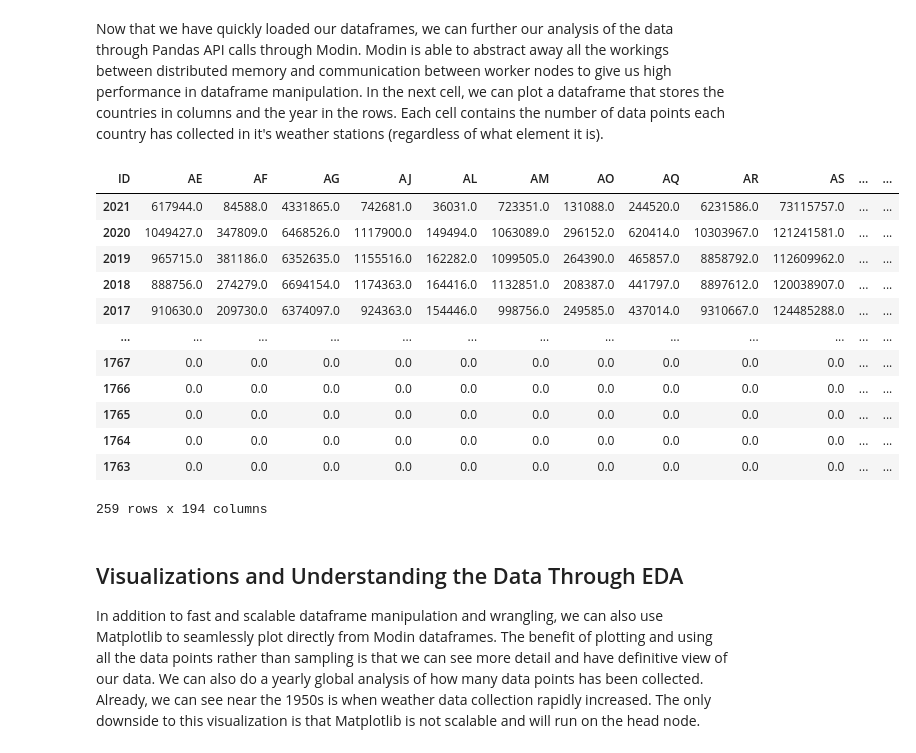
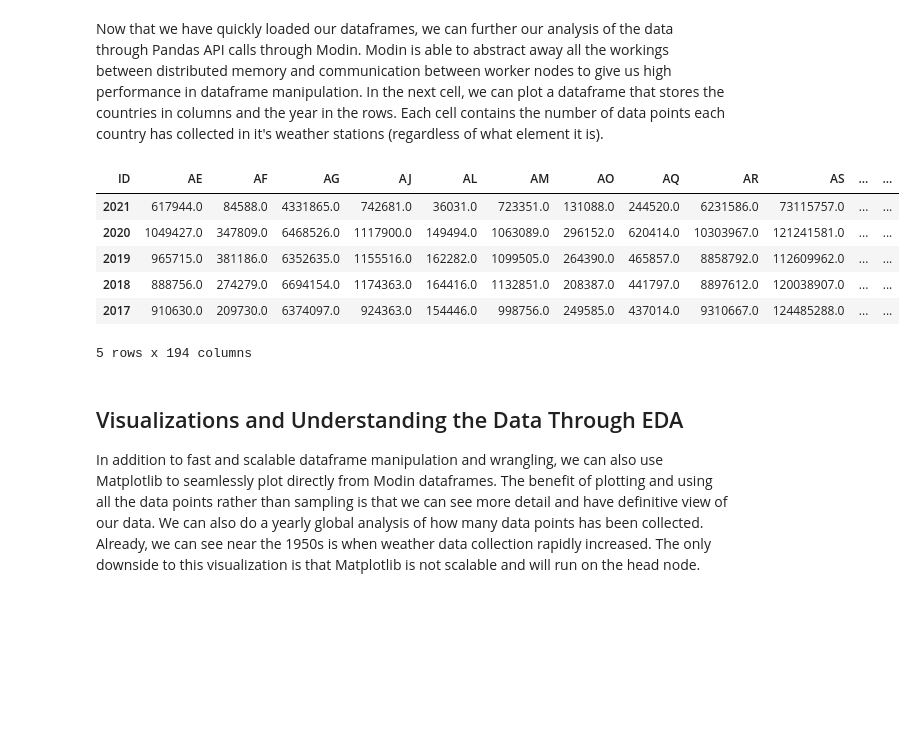
Before and after one commit to briancpark/aws-asdi, a Jupyter notebook: tutorial.ipynb, the cells around one changed output. Saved outputs shown, nothing was run; the diff lists cells and outputs as text; code cells hidden in the pictures; blank space fills up the shorter version.

```diff
--- a/tutorial.ipynb
+++ b/tutorial.ipynb
@@ -388,27 +398,21 @@ Now that we have quickly loaded our dataframes, we can further our analysis of t
 # %%
 station_data_freq = pd.DataFrame()
 years.reverse() # Reverse, so NaNs can be filled in to missing/old data
 
 for year in tqdm(years):
     station_data_freq[year] = dfs[year].groupby(dfs[year]["ID"].str.slice(stop=2))["DATA VALUE"].sum()
 
 years.reverse()
 station_data_freq = station_data_freq.fillna(0).T
-station_data_freq
+station_data_freq.head()
 # %% [output]
 | ID | AE | AF | AG | AJ | AL | AM | AO | AQ | AR | AS | ... | ... |
 | 2021 | 617944.0 | 84588.0 | 4331865.0 | 742681.0 | 36031.0 | 723351.0 | 131088.0 | 244520.0 | 6231586.0 | 73115757.0 | ... | ... |
 | 2020 | 1049427.0 | 347809.0 | 6468526.0 | 1117900.0 | 149494.0 | 1063089.0 | 296152.0 | 620414.0 | 10303967.0 | 121241581.0 | ... | ... |
 | 2019 | 965715.0 | 381186.0 | 6352635.0 | 1155516.0 | 162282.0 | 1099505.0 | 264390.0 | 465857.0 | 8858792.0 | 112609962.0 | ... | ... |
 | 2018 | 888756.0 | 274279.0 | 6694154.0 | 1174363.0 | 164416.0 | 1132851.0 | 208387.0 | 441797.0 | 8897612.0 | 120038907.0 | ... | ... |
 | 2017 | 910630.0 | 209730.0 | 6374097.0 | 924363.0 | 154446.0 | 998756.0 | 249585.0 | 437014.0 | 9310667.0 | 124485288.0 | ... | ... |
-| ... | ... | ... | ... | ... | ... | ... | ... | ... | ... | ... | ... | ... |
-| 1767 | 0.0 | 0.0 | 0.0 | 0.0 | 0.0 | 0.0 | 0.0 | 0.0 | 0.0 | 0.0 | ... | ... |
-| 1766 | 0.0 | 0.0 | 0.0 | 0.0 | 0.0 | 0.0 | 0.0 | 0.0 | 0.0 | 0.0 | ... | ... |
-| 1765 | 0.0 | 0.0 | 0.0 | 0.0 | 0.0 | 0.0 | 0.0 | 0.0 | 0.0 | 0.0 | ... | ... |
-| 1764 | 0.0 | 0.0 | 0.0 | 0.0 | 0.0 | 0.0 | 0.0 | 0.0 | 0.0 | 0.0 | ... | ... |
-| 1763 | 0.0 | 0.0 | 0.0 | 0.0 | 0.0 | 0.0 | 0.0 | 0.0 | 0.0 | 0.0 | ... | ... |
-259 rows x 194 columns
+5 rows x 194 columns
 # %% [markdown]
 ## Visualizations and Understanding the Data Through EDA
 In addition to fast and scalable dataframe manipulation and wrangling, we can also use Matplotlib to seamlessly plot directly from Modin dataframes. The benefit of plotting and using all the data points rather than sampling is that we can see more detail and have definitive view of our data.
```
Also changed, not shown: parts of 40 cells of this notebook, 1 other file.
